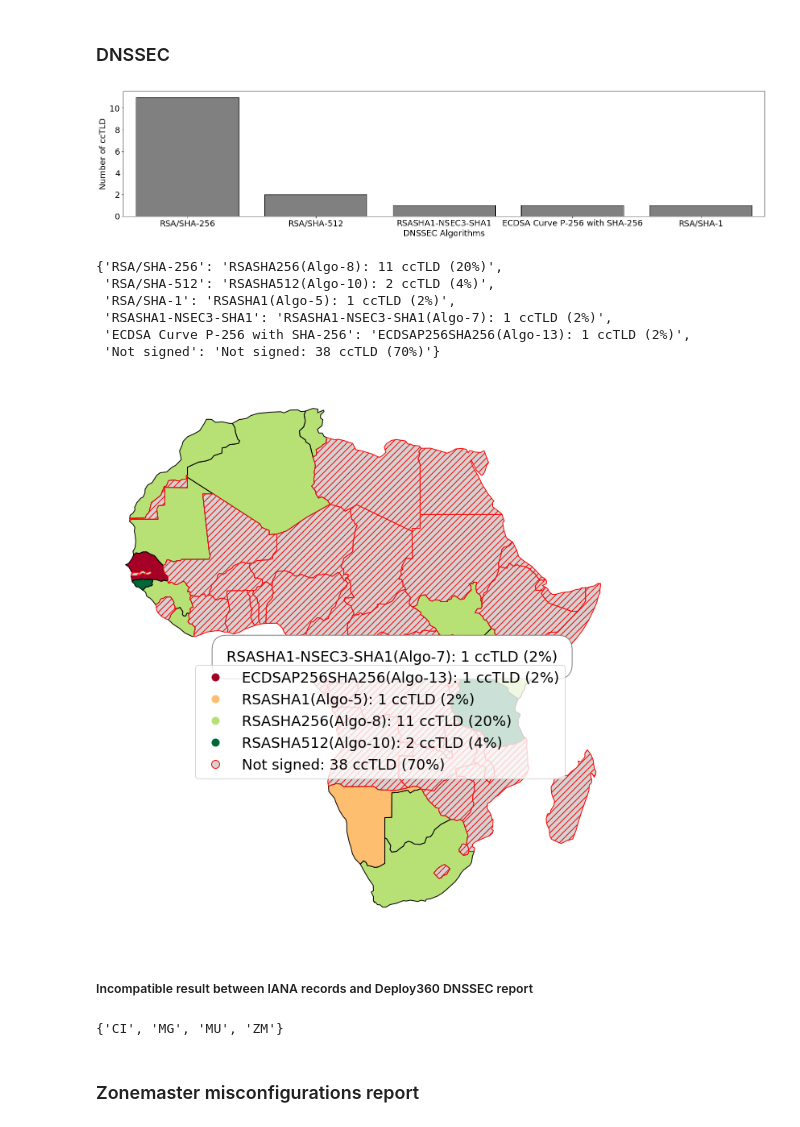
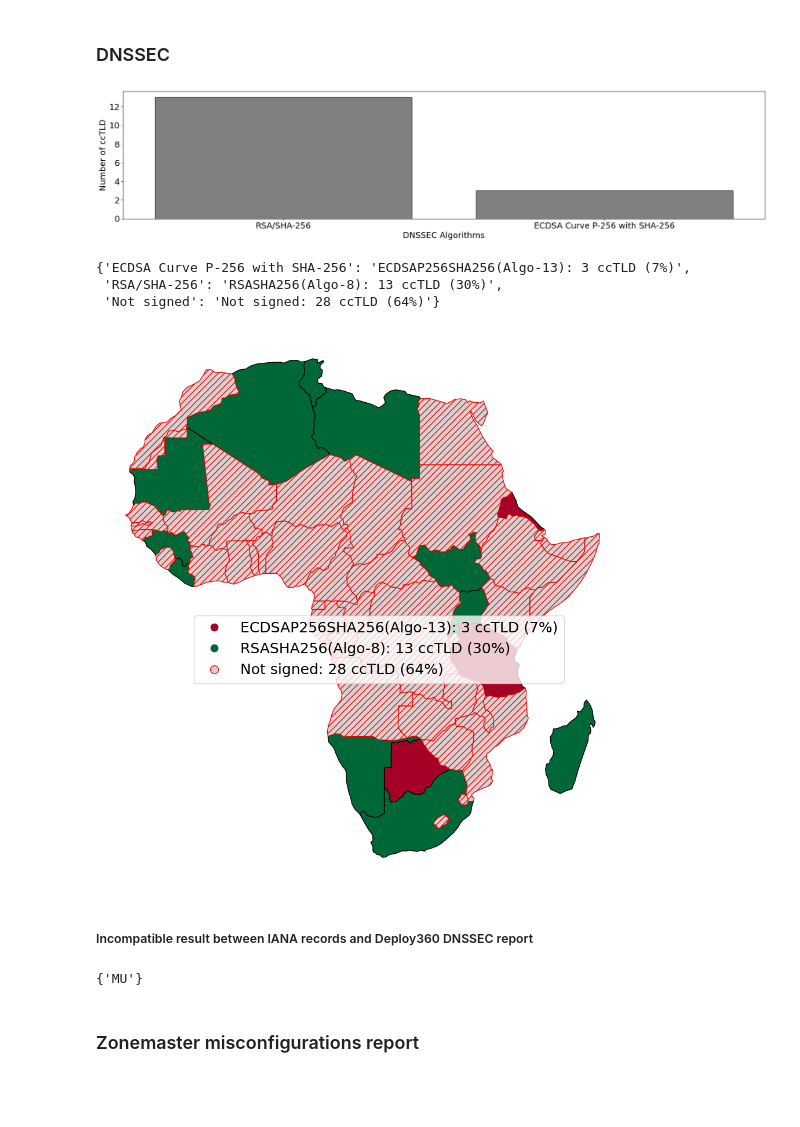
Before and after one commit to yasir-haq/AfTLDTechEnv, a Jupyter notebook: notebooks/AfTLDTechEnv.ipynb, the cells around one changed output. Drawn from its saved outputs; the diff is of its cells as text; code cells hidden in the pictures; blank space fills up the shorter version.

```diff
--- a/notebooks/AfTLDTechEnv.ipynb
+++ b/notebooks/AfTLDTechEnv.ipynb
@@ -16,6 +16,11 @@ import warnings
 warnings.simplefilter(action='ignore', category=FutureWarning)
 # %% [markdown]
 ### Load datasets ###
+# %%
+# data_version = 'old'
+data_version = 'new'
+def use_old_data(path):
+    return path.replace('datasets/','datasets/old/')
 # %%
 cctdl_data_path = "../datasets/afri_cctld_ns.csv"
 # %%
@@ -24,6 +29,12 @@ zonemaster_path = "../datasets/afri_cctld_zonemaster_result.csv"
 zonemaster_data_path = "../datasets/afri_cctld_zonemaster_data.csv"
 # %%
 top_cctld_data_path = "../datasets/top_cctld_cctld_ns.csv"
+# %%
+if data_version == 'old':
+    cctdl_data_path = use_old_data(cctdl_data_path)
+    zonemaster_path = use_old_data(zonemaster_path)
+    zonemaster_data_path = use_old_data(zonemaster_data_path)
+    top_cctld_data_path = use_old_data(top_cctld_data_path)
 # %%
 df = pd.read_csv(cctdl_data_path, index_col=0, keep_default_na=False)
 # %%
@@ -413,14 +503,17 @@ plt.close()
 # %%
 fig, ax = plt.subplots(figsize=(25,5))
 tmp_df = df[df['dnssec_algo'] != ''].groupby(['cc','dnssec_algo']).nunique().index.to_frame()
 sns.countplot(x='dnssec_algo', data=tmp_df[['cc','dnssec_algo']], color="grey", edgecolor='black', ax=ax, orient="h", order = tmp_df['dnssec_algo'].value_counts().index)
 ax.set_ylabel("Number of ccTLD")
 ax.set_xlabel("DNSSEC Algorithms")
-plt.savefig('../figures/afri_cctld_nameservers_dnssec_algo.pdf')
+prefix = ''
+if data_version == 'old':
+    prefix = 'OLD_'
+plt.savefig(f'../figures/{prefix}afri_cctld_nameservers_dnssec_algo.pdf')
 plt.show()
 plt.close()
 # %% [output]
-[figure, old version]
+[figure, new version]
 # %%
 tmp_africa = africa.copy()
 tmp_df = df[df['dnssec_algo'] != ''].groupby(['cc','dnssec_algo']).nunique().index.to_frame()
@@ -462,12 +555,9 @@ for k, v in algo_dict_len.items():
         legend_dict[k] = "{0}: {1} ccTLD ({2}%)".format(algo_dict[k], v, round((v/total)*100))
 legend_dict
 # %% [output]
-{'RSA/SHA-256': 'RSASHA256(Algo-8): 11 ccTLD (20%)',
- 'RSA/SHA-512': 'RSASHA512(Algo-10): 2 ccTLD (4%)',
- 'RSA/SHA-1': 'RSASHA1(Algo-5): 1 ccTLD (2%)',
- 'RSASHA1-NSEC3-SHA1': 'RSASHA1-NSEC3-SHA1(Algo-7): 1 ccTLD (2%)',
- 'ECDSA Curve P-256 with SHA-256': 'ECDSAP256SHA256(Algo-13): 1 ccTLD (2%)',
- 'Not signed': 'Not signed: 38 ccTLD (70%)'}
+{'ECDSA Curve P-256 with SHA-256': 'ECDSAP256SHA256(Algo-13): 3 ccTLD (7%)',
+ 'RSA/SHA-256': 'RSASHA256(Algo-8): 13 ccTLD (30%)',
+ 'Not signed': 'Not signed: 28 ccTLD (64%)'}
 # %%
 fig, ax = plt.subplots(figsize=(10,10))
 cmap=plt.get_cmap('RdYlGn')
@@ -492,19 +582,22 @@ ax.set_ylabel("")
 ax.axis('off')
 leg = ax.get_legend()
 leg.set_bbox_to_anchor((.9,.5))
-plt.text(-3,.8,legend_dict['RSASHA1-NSEC3-SHA1'], bbox=dict(facecolor='white', edgecolor='gray', boxstyle='round,pad=1'))
+# plt.text(-3,.8,legend_dict['RSASHA1-NSEC3-SHA1'], bbox=dict(facecolor='white', edgecolor='gray', boxstyle='round,pad=1'))
 plt.tight_layout()
-plt.savefig('../figures/afri_cctld_nameservers_dnssec_algo_map.pdf')
+prefix = ''
+if data_version == 'old':
+    prefix = 'OLD_'
+plt.savefig(f'../figures/{prefix}afri_cctld_nameservers_dnssec_algo_map.pdf')
 plt.show()
 plt.close()
 # %% [output]
-[figure, old version]
+[figure, new version]
 # %% [markdown]
 ##### Incompatible result between IANA records and Deploy360 DNSSEC report #####
 # %%
 set(df[df['deploy360'] == True]['cc'].unique()) - set(df[df['dnssec'] == True]['cc'].unique())
 # %% [output]
-{'CI', 'MG', 'MU', 'ZM'}
+{'MU'}
 # %% [markdown]
 ### Zonemaster misconfigurations report ###
 # %%
```
Also changed, not shown: parts of 23 cells of this notebook, 17 other files.
